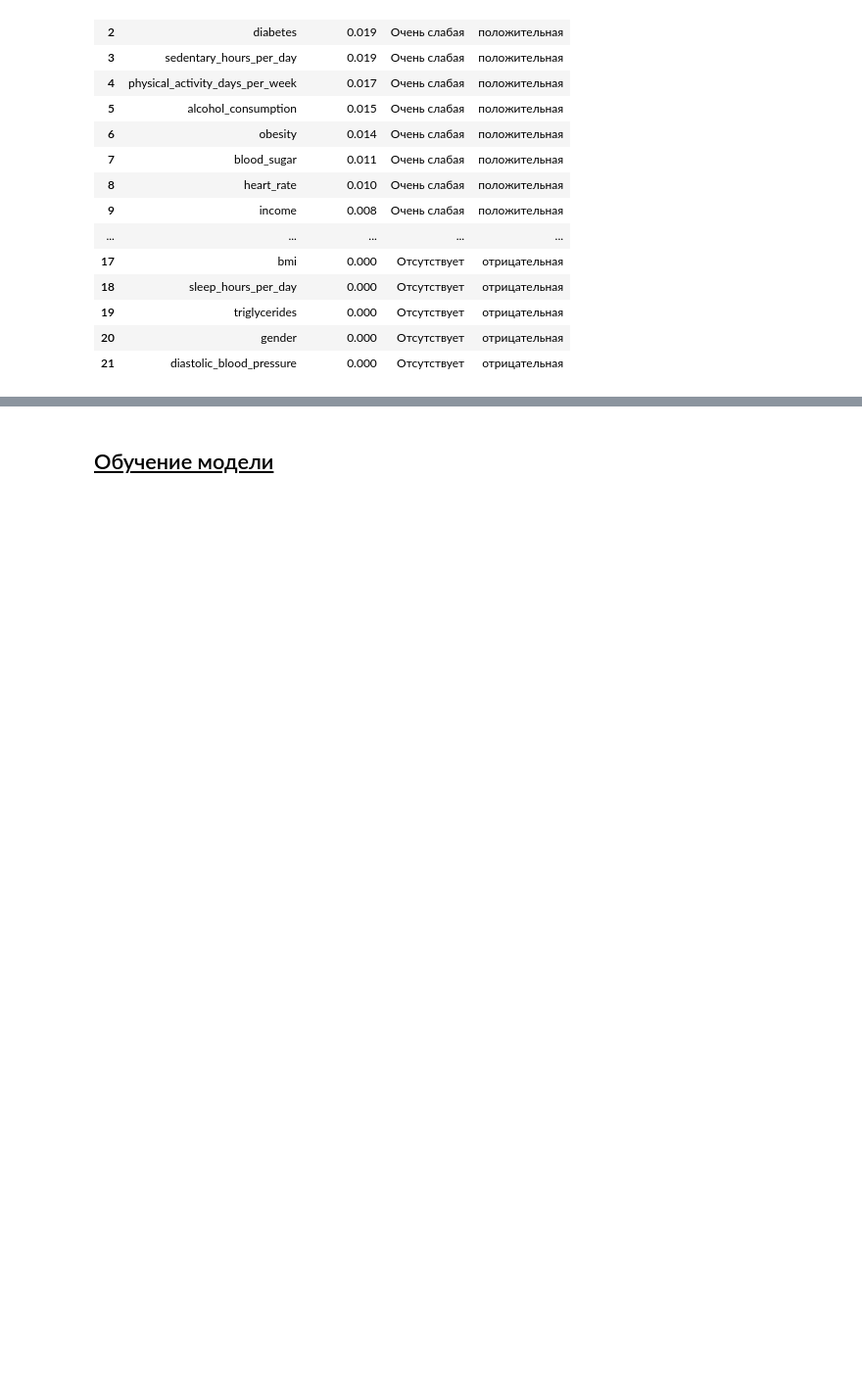
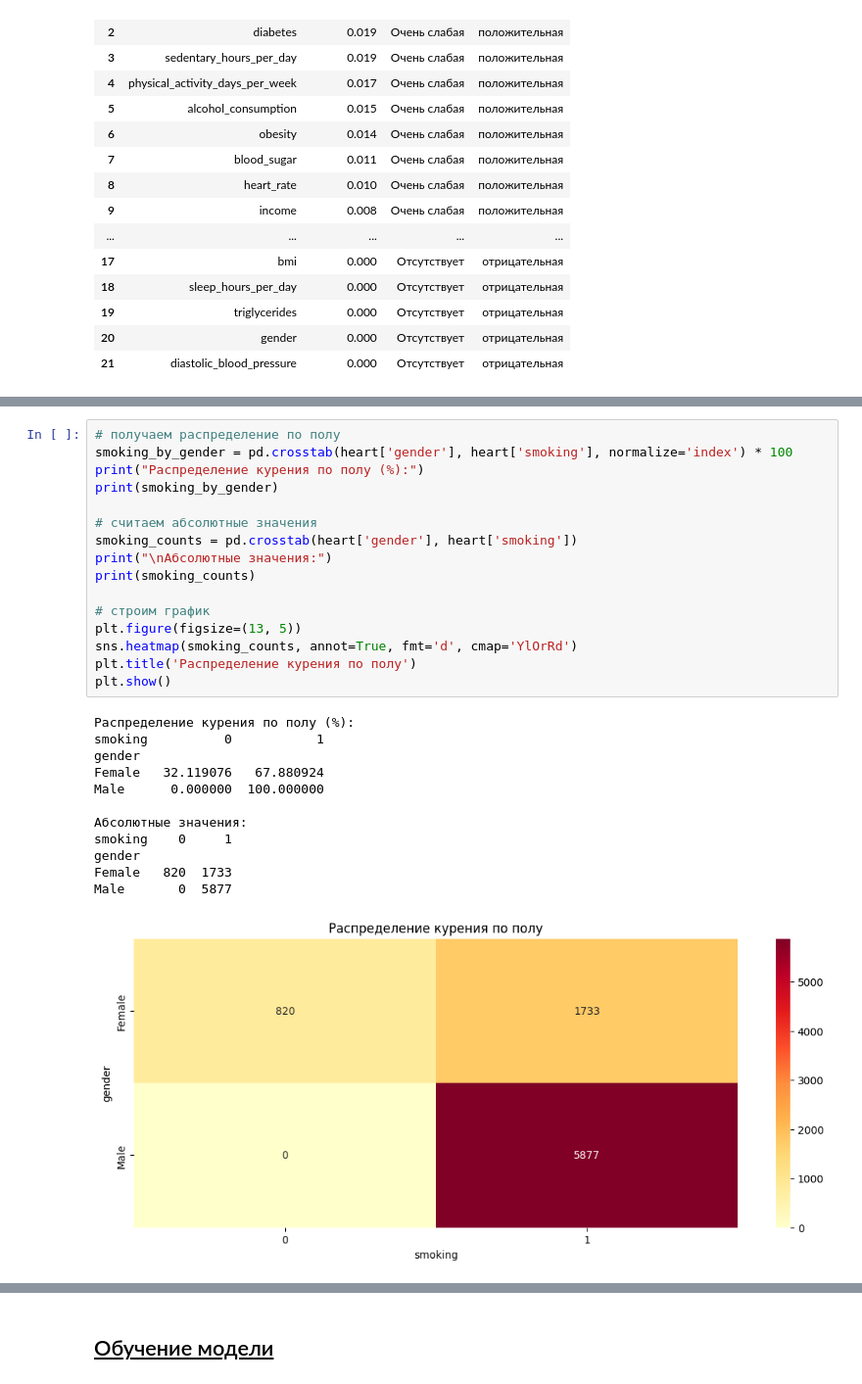
Before and after one commit to Torward1024/HeartML, a Jupyter notebook: notebook.ipynb, the cells around one changed output, grey strips where cells are left out. Shown at 98% size. Drawn from its saved outputs; the diff is of its cells as text; blank space fills up the shorter version.

```diff
--- a/notebook.ipynb
+++ b/notebook.ipynb
@@ -2568,0 +2634,29 @@ display(corr_res)
+# %%
+# получаем распределение по полу
+smoking_by_gender = pd.crosstab(heart['gender'], heart['smoking'], normalize='index') * 100
+print("Распределение курения по полу (%):")
+print(smoking_by_gender)
+
+# считаем абсолютные значения
+smoking_counts = pd.crosstab(heart['gender'], heart['smoking'])
+print("\nАбсолютные значения:")
+print(smoking_counts)
+
+# строим график
+plt.figure(figsize=(13, 5))
+sns.heatmap(smoking_counts, annot=True, fmt='d', cmap='YlOrRd')
+plt.title('Распределение курения по полу')
+plt.show()
+# %% [output]
+Распределение курения по полу (%):
+smoking          0           1
+gender
+Female   32.119076   67.880924
+Male      0.000000  100.000000
+
+Абсолютные значения:
+smoking    0     1
+gender
+Female   820  1733
+Male       0  5877
+[figure, added]
```
Also changed, not shown: parts of 29 cells of this notebook, 4 other files.
